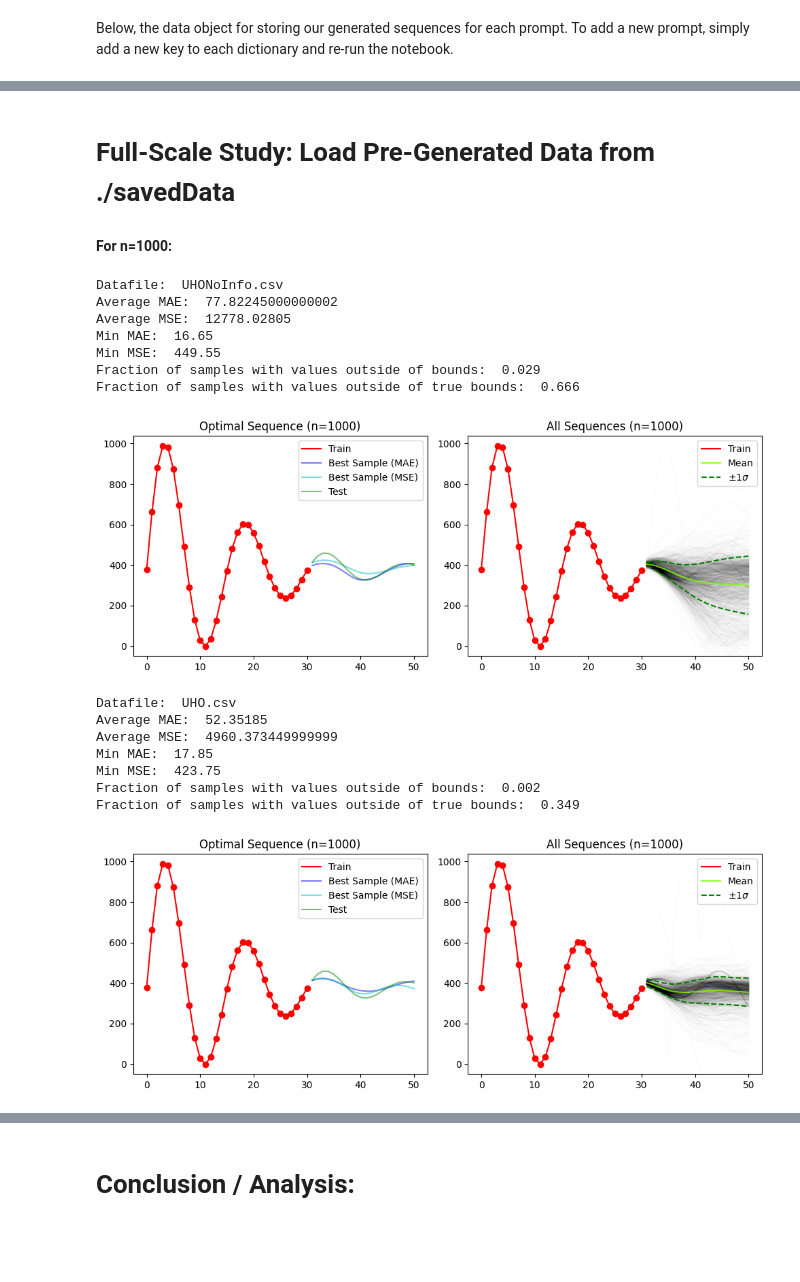
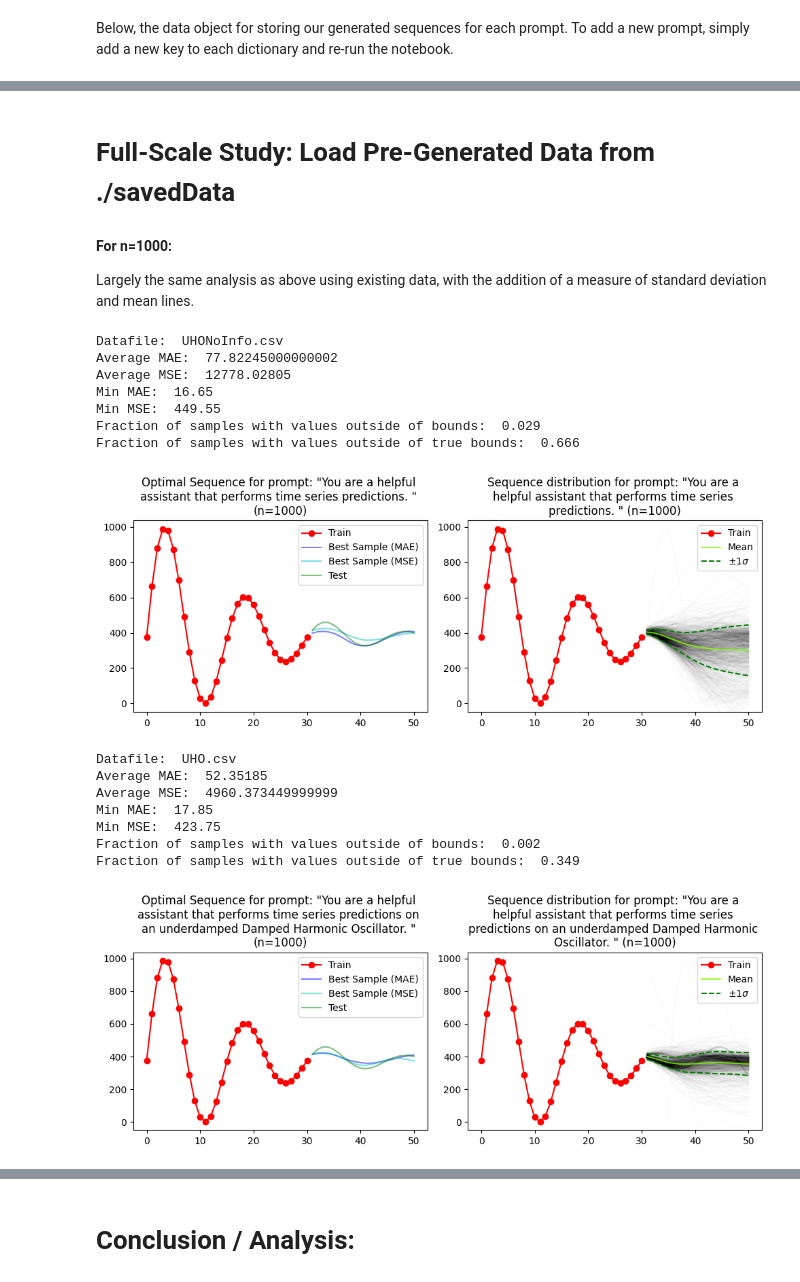
Before and after one commit to P-H-B-D/526_research, a Jupyter notebook: dampedHarmonic.ipynb, the cells around one changed output, grey strips where cells are left out. Drawn from its saved outputs; the diff is of its cells as text; code cells hidden in the pictures; blank space fills up the shorter version.

```diff
--- a/dampedHarmonic.ipynb
+++ b/dampedHarmonic.ipynb
@@ -44,12 +44,12 @@ sine_wave=lambda x: np.sin(2*np.pi*x)
 
 # Generate input sequence
 dg=dataGenerator(t_max=3.33, samples=51, noise=0.0, fxn=damped_harmonic_oscillator)
-input=dg.generateStringOutput()
+inputSequence=dg.generateStringOutput()
 
 num_train=31
 
-train=input.split(" ")[0:num_train]
-test=input.split(" ")[num_train:]
+train=inputSequence.split(" ")[0:num_train]
+test=inputSequence.split(" ")[num_train:]
 # %% [markdown]
 ### Train / Test Split
 
@@ -82,7 +81,7 @@ def genNextSequence(inputSeq,sysPrompt):
         {"role": "user", "content": prompt}
     ],
     max_tokens=50,
-    n=25
+    n=100
     )
     return completion
 # %% [markdown]
@@ -267,8 +310,12 @@ Fraction of samples with values outside of true bounds:  0.36082474226804123
 # Full-Scale Study: Load Pre-Generated Data from ./savedData
 
 #### For n=1000:
+
+Largely the same analysis as above using existing data, with the addition of a measure of standard deviation and mean lines.
 # %%
+
 for datafile in ["UHONoInfo.csv","UHO.csv"]:
+    sysPrompt=sysPrompts[datafile[0:len(datafile)-4]]
     data_list = []
     with open("./savedData/"+datafile, 'r') as file:
         for line in file:
@@ -302,14 +349,31 @@ for datafile in ["UHONoInfo.csv","UHO.csv"]:
     std_devs = np.std(processedGeneratedSamples, axis=0)
 
     # First subplot with individual best cases
-    ax1.plot(range(0, len(train)), [int(y) for y in train], 'r', label="Train")
-    ax1.plot(range(0, len(train)), [int(y) for y in train], 'ro')
+    ax1.plot(range(0, len(train)), [int(y) for y in train], 'ro-', label="Train")
     ax1.plot(range(len(train), len(train) + len(bestSample_MAE)), bestSample_MAE, 'b', label="Best Sample (MAE)", alpha=0.5)
     ax1.plot(range(len(train), len(train) + len(bestSample_MSE)), bestSample_MSE, 'c', label="Best Sample (MSE)", alpha=0.5)
     test_data_range = range(len(train), len(train) + len(testNums))
     ax1.plot(test_data_range, testNums, 'g', label="Test", alpha=0.5)
     ax1.set_title('Optimal Sequence (n=' + str(len(processedGeneratedSamples))+')')
 
+    displaytitle = 'Optimal Sequence for prompt: "'+sysPrompt[0:len(sysPrompt)-len(suffix)]+'" (n=' + str(len(processedGeneratedSamples))+')'
+
+    # Format title to fit on plot
+    if len(displaytitle) > 50:
+        words = displaytitle.split()
+        displaytitle = ""
+        current_line = ""
+        for word in words:
+            if len(current_line) + len(word) <= 50:
+                current_line += word + " "
+            else:
+                displaytitle += current_line + "\n"
+                current_line = word + " "
+        displaytitle += current_line
+    displaytitle = displaytitle[0:len(displaytitle)-1]
+
+
+    ax1.set_title(displaytitle)
     ax1.legend()
     ylim_ax1 = ax1.get_ylim()
 
@@ -318,46 +382,61 @@ for datafile in ["UHONoInfo.csv","UHO.csv"]:
         ax2.plot(range(len(train), len(train) + len(sample)), sample, 'k', alpha=0.01)
 
     # Plot training data
-    ax2.plot(range(0, len(train)), [int(y) for y in train], 'r', label="Train")
-    ax2.plot(range(0, len(train)), [int(y) for y in train], 'ro')
+    ax2.plot(range(0, len(train)), [int(y) for y in train], 'ro-', label="Train")
 
     # Plot mean of all sequences
     ax2.plot(range(len(train), len(train) + len(means)), means, 'chartreuse', label="Mean", alpha=0.8)
     ax2.plot(range(len(train), len(train) + len(means)), means + std_devs, 'g--', label=r"$\pm 1 \sigma$")
     ax2.plot(range(len(train), len(train) + len(means)), means - std_devs, 'g--')
 
-    ax2.set_title('All Sequences (n=' + str(len(processedGeneratedSamples))+')')
+    displaytitle='Sequence distribution for prompt: "'+sysPrompt[0:len(sysPrompt)-len(suffix)]+'" (n=' + str(len(processedGeneratedSamples))+')'
+
+    # Format title to fit on plot
+    if len(displaytitle) > 50:
+        words = displaytitle.split()
+        displaytitle = ""
+        current_line = ""
+        for word in words:
+            if len(current_line) + len(word) <= 50:
+                current_line += word + " "
+            else:
+                displaytitle += current_line + "\n"
+                current_line = word + " "
+        displaytitle += current_line
+    displaytitle = displaytitle[0:len(displaytitle)-1]
+
+    ax2.set_title(displaytitle)
     ax2.set_ylim(ylim_ax1)
     ax2.legend(loc='upper right')
 
     plt.tight_layout()
 
 
     print("Datafile: ", datafile)
     print("Average MAE: ", np.mean(MAE))
     print("Average MSE: ", np.mean(MSE))
 
     print("Min MAE: ", MAE[bestSampleIndex_MAE])
     print("Min MSE: ", MSE[bestSampleIndex_MSE])
     print("Fraction of samples with values outside of bounds: ", np.mean([checkBounds(sample) for sample in processedGeneratedSamples]))
     print("Fraction of samples with values outside of true bounds: ", np.mean([checkBounds(sample, upperBound=np.max([int(x) for x in test]), lowerBound=np.min([int(x) for x in test])) for sample in processedGeneratedSamples]))
 
 
     plt.show()
 # %% [output]
 Datafile:  UHONoInfo.csv
 Average MAE:  77.82245000000002
 Average MSE:  12778.02805
 Min MAE:  16.65
 Min MSE:  449.55
 Fraction of samples with values outside of bounds:  0.029
 Fraction of samples with values outside of true bounds:  0.666
-[figure, old version]
+[figure, new version]
 Datafile:  UHO.csv
 Average MAE:  52.35185
 Average MSE:  4960.373449999999
 Min MAE:  17.85
 Min MSE:  423.75
 Fraction of samples with values outside of bounds:  0.002
 Fraction of samples with values outside of true bounds:  0.349
-[figure, old version]
+[figure, new version]
```
Also changed, not shown: parts of 18 cells of this notebook, 7 other files.
